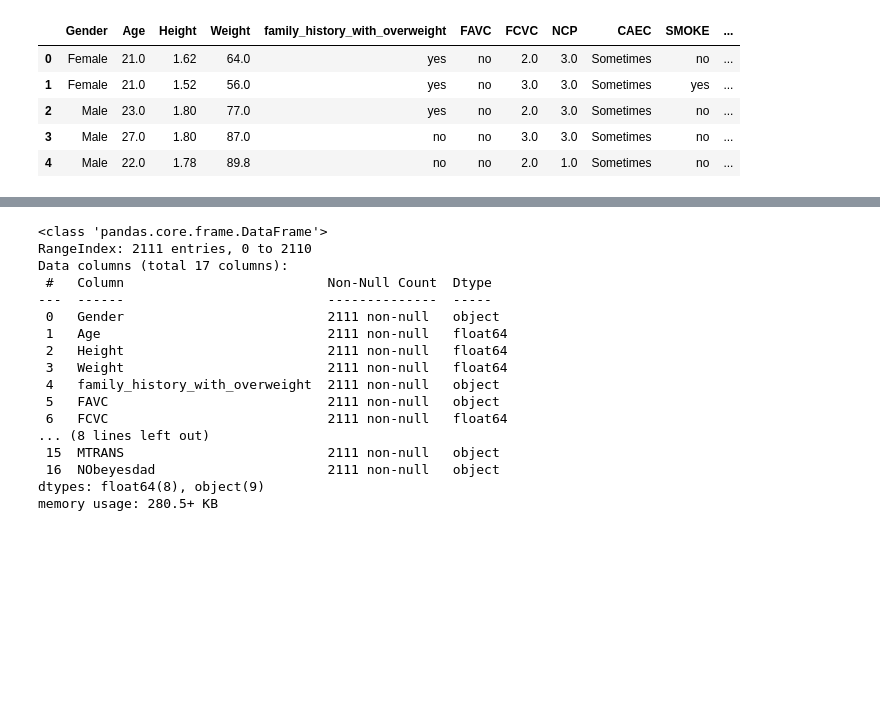
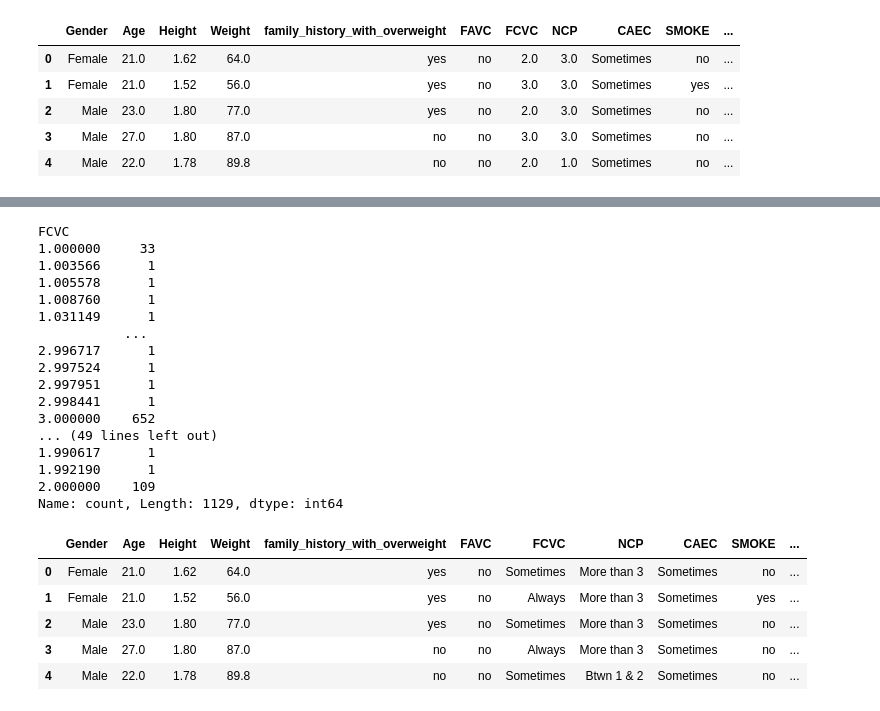
Before and after one commit to parteek020202/ObesitySense, a Jupyter notebook: Untitled.ipynb, the cells around one changed output, grey strips where cells are left out. Drawn from its saved outputs; the diff is of its cells as text; code cells hidden in the pictures; blank space fills up the shorter version.

```diff
--- a/Untitled.ipynb
+++ b/Untitled.ipynb
@@ -21,20 +104,54 @@ df.head()
+# %%
+print(df['FCVC'].value_counts().sort_index())
+print(df['NCP'].value_counts().sort_index())
+print(df['CH2O'].value_counts().sort_index())
+print(df['FAF'].value_counts().sort_index())
+print(df['TUE'].value_counts().sort_index())
+# %% [output]
+FCVC
+1.000000     33
+1.003566      1
+1.005578      1
+1.008760      1
+1.031149      1
+           ...
+2.996717      1
+2.997524      1
+2.997951      1
+2.998441      1
+3.000000    652
+... (49 lines left out)
+1.990617      1
+1.992190      1
+2.000000    109
+Name: count, Length: 1129, dtype: int64
+# %%
+df['FCVC'] = df['FCVC'].round().astype(int)
+df['NCP'] = df['NCP'].round().astype(int)
+df['CH2O'] = df['CH2O'].round().astype(int)
+df['FAF'] = df['FAF'].round().astype(int)
+df['TUE'] = df['TUE'].round().astype(int)
+# %%
+fcvc_map = {1: 'Never', 2: 'Sometimes', 3: 'Always'}
+df['FCVC'] = df['FCVC'].map(fcvc_map)
+
+ncp_map = {1: 'Btwn 1 & 2', 2: "3", 3: 'More than 3', 4: "No Answer"}
+df['NCP'] = df['NCP'].map(ncp_map)
+
+ch2o_map = {1: 'less than 1L', 2: 'Btwn 1L & 2L', 3: 'More than 2L'}
+df['CH2O'] = df['CH2O'].map(ch2o_map)
+
+faf_map = {0: 'Never', 1: '1 to 2times', 2: '2 to 4 times', 3:"4 or 5 times"}
+df['FAF'] = df['FAF'].map(faf_map)
+
+tue_map = {0: '0 to 2h', 1: '3 to 5h', 2: 'More than 5h'}
+df['TUE'] = df['TUE'].map(tue_map)
 # %%
-df.info()
+df.head()
 # %% [output]
-<class 'pandas.core.frame.DataFrame'>
-RangeIndex: 2111 entries, 0 to 2110
-Data columns (total 17 columns):
- #   Column                          Non-Null Count  Dtype
----  ------                          --------------  -----
- 0   Gender                          2111 non-null   object
- 1   Age                             2111 non-null   float64
- 2   Height                          2111 non-null   float64
- 3   Weight                          2111 non-null   float64
- 4   family_history_with_overweight  2111 non-null   object
- 5   FAVC                            2111 non-null   object
- 6   FCVC                            2111 non-null   float64
-... (8 lines left out)
- 15  MTRANS                          2111 non-null   object
- 16  NObeyesdad                      2111 non-null   object
-dtypes: float64(8), object(9)
-memory usage: 280.5+ KB
+|  | Gender | Age | Height | Weight | family_history_with_overweight | FAVC | FCVC | NCP | CAEC | SMOKE | ... |
+| 0 | Female | 21.0 | 1.62 | 64.0 | yes | no | Sometimes | More than 3 | Sometimes | no | ... |
+| 1 | Female | 21.0 | 1.52 | 56.0 | yes | no | Always | More than 3 | Sometimes | yes | ... |
+| 2 | Male | 23.0 | 1.80 | 77.0 | yes | no | Sometimes | More than 3 | Sometimes | no | ... |
+| 3 | Male | 27.0 | 1.80 | 87.0 | no | no | Always | More than 3 | Sometimes | no | ... |
+| 4 | Male | 22.0 | 1.78 | 89.8 | no | no | Sometimes | Btwn 1 & 2 | Sometimes | no | ... |
```
Also changed, not shown: parts of 27 cells of this notebook, 6 other files.
